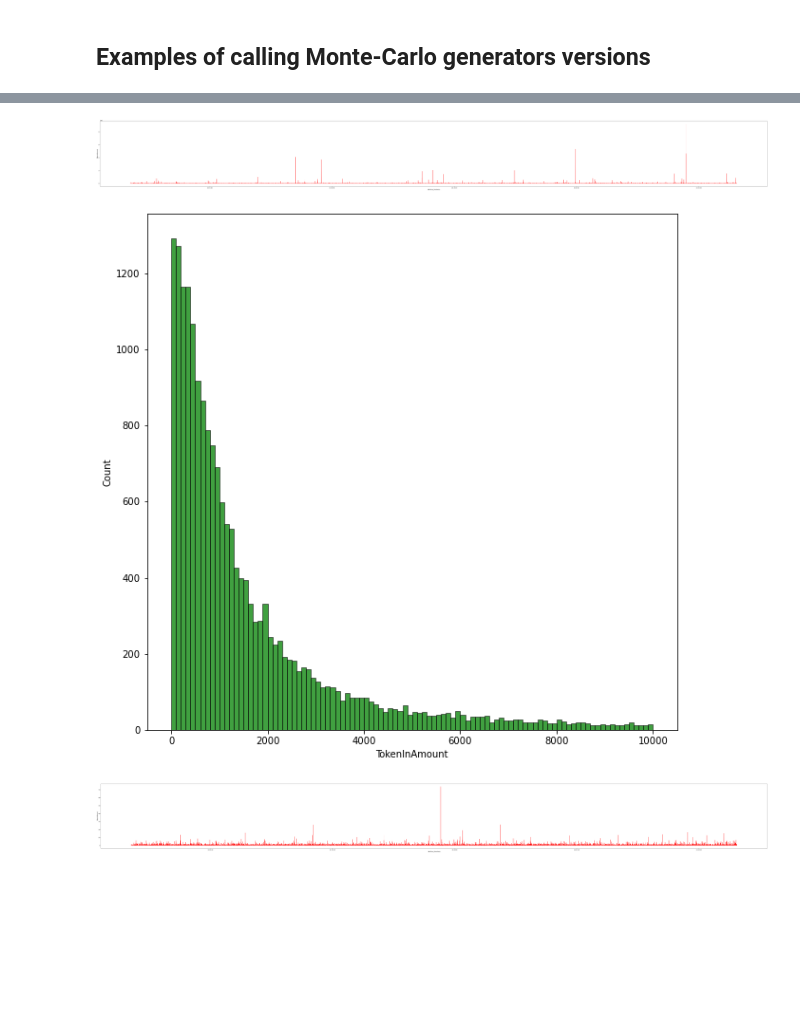
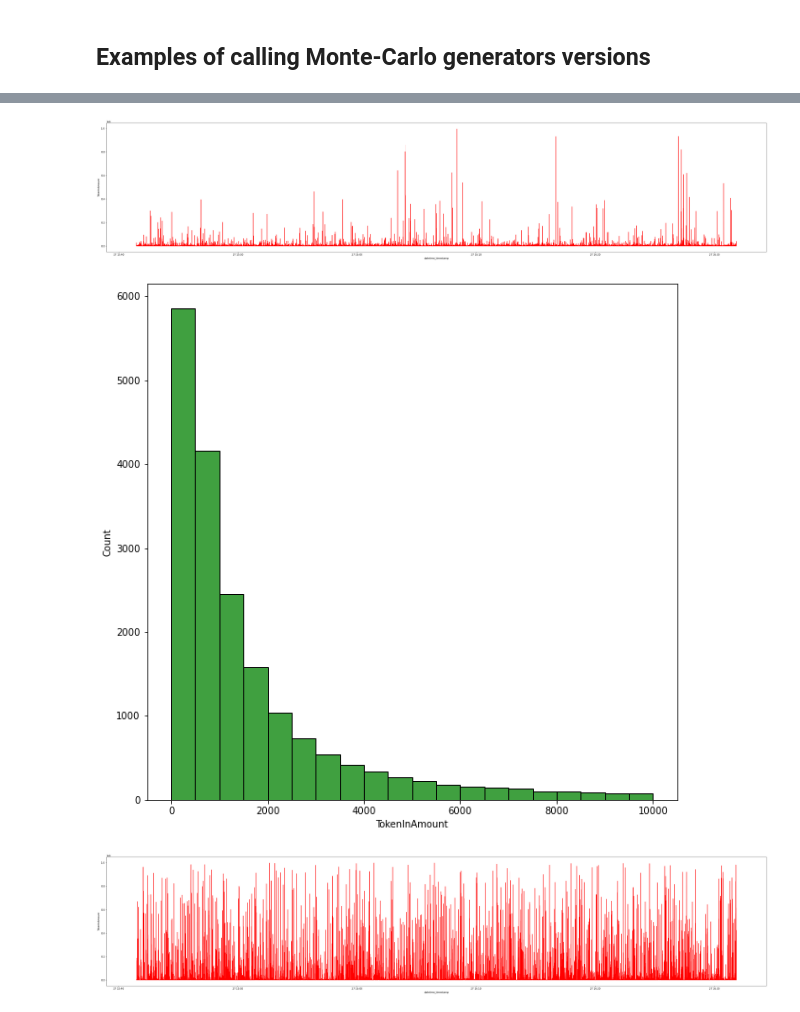
Before and after one commit to IX-Swap/data-science, a Jupyter notebook: Monte_carlo_versions.ipynb, the cells around one changed output, grey strips where cells are left out. Saved outputs shown, nothing was run; the diff lists cells and outputs as text; code cells hidden in the pictures; blank space fills up the shorter version.

```diff
--- a/Monte_carlo_versions.ipynb
+++ b/Monte_carlo_versions.ipynb
@@ -934,20 +934,20 @@ plt.show()
 # %%
-plt.figure(figsize=(100, 10))
-sns.lineplot(data=cauchy_df, x="datetime_timestamp", y="TokenInAmount", color='red')
+plt.figure(figsize=(50, 10))
+sns.lineplot(data=cauchy_df[cauchy_df["TokenInAmount"] < 1000000], x="datetime_timestamp", y="TokenInAmount", color='red')
 plt.show()
 # %% [output]
-[figure, old version]
+[figure, new version]
 # %%
 plt.figure(figsize=(10, 10))
-sns.histplot(data=cauchy_df, x="TokenInAmount", color='green', bins=100, binrange=[0, 10000])
+sns.histplot(data=cauchy_df, x="TokenInAmount", color='green', bins=20, binrange=[0, 10000])
 plt.show()
 # %% [output]
-[figure, old version]
+[figure, new version]
 # %%
-plt.figure(figsize=(100, 10))
-sns.lineplot(data=pareto_df, x="datetime_timestamp", y="TokenInAmount", color='red')
+plt.figure(figsize=(50, 10))
+sns.lineplot(data=pareto_df[pareto_df['TokenInAmount'] < 1000000], x="datetime_timestamp", y="TokenInAmount", color='red')
 plt.show()
 # %% [output]
-[figure, old version]
+[figure, new version]
 # %%
 plt.figure(figsize=(10, 10))
```
Also changed, not shown: parts of 4 cells of this notebook, 2 other files.
